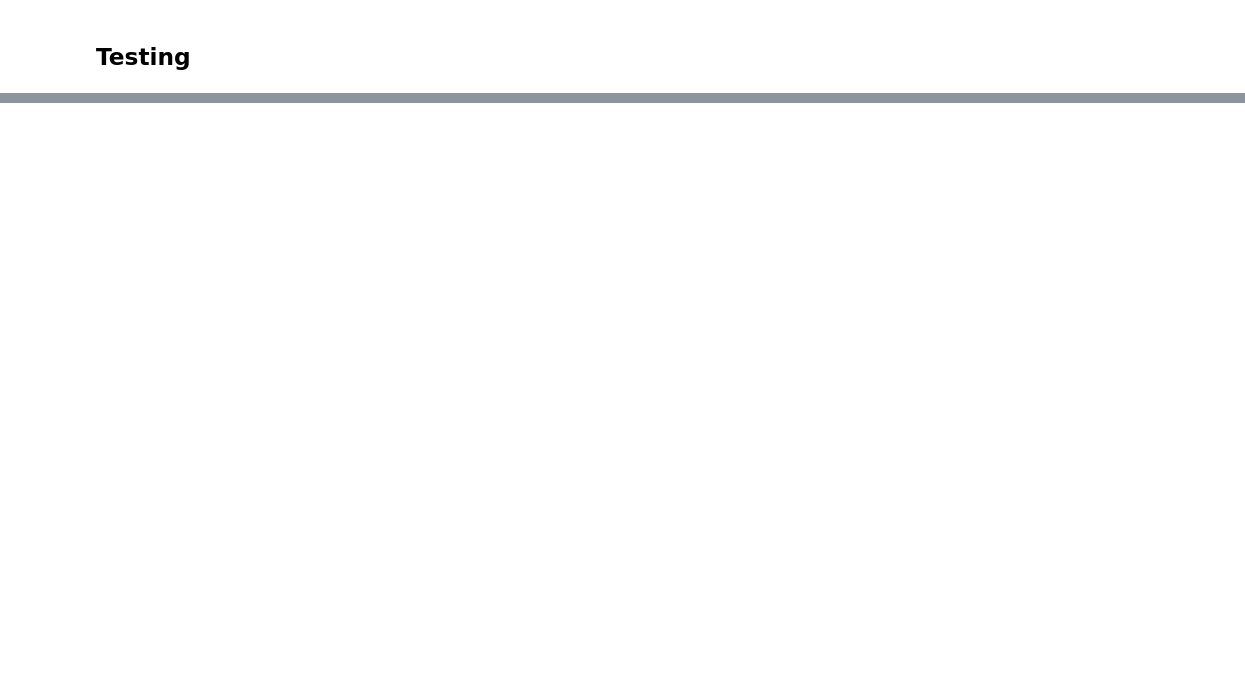
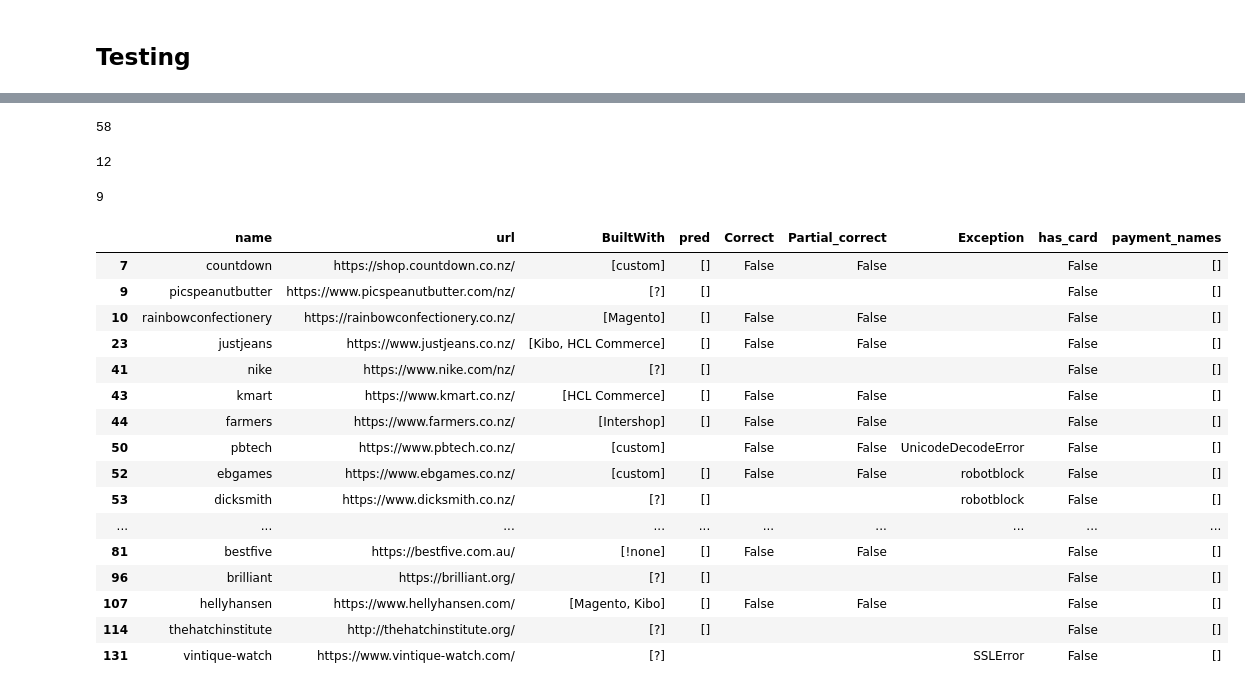
Before and after one commit to xaviermiles/web_sentiment_analysis, a Jupyter notebook: commoncrawl/digital_economy/test_scraping.ipynb, the cells around one changed output, grey strips where cells are left out. Drawn from its saved outputs; the diff is of its cells as text; code cells hidden in the pictures; blank space fills up the shorter version.

Commit message:
General update of test_scraping notebook

```diff
--- a/commoncrawl/digital_economy/test_scraping.ipynb
+++ b/commoncrawl/digital_economy/test_scraping.ipynb
@@ -404,0 +488,34 @@ for site in results[['Wix Stores' in x for x in results['BuiltWith']]]['url']:
+# %%
+def has_card_detector(html):
+    bs = BeautifulSoup(html)
+
+    if 'addtocart' in html.lower():
+        return True
+    elif any(tag['href'] for tag in bs.find_all('a', {'href': True}) if 'payment' in tag['href']):
+        return True
+    elif any('payment' in tag_class for tag in bs.find_all('li', {'class': True}) for tag_class in tag['class']):
+        return True
+
+    return False
+
+def payment_system_detector(html):
+    payment_names = ['visa','mastercard','amex','applepay','afterpay','zippay',
+                     'alipay','klarna']
+
+    html_lower = html.lower()
+    detected_cards = [
+        payment_name for payment_name in payment_names
+        if payment_name in html_lower
+    ]
+
+    return detected_cards
+
+
+card = pd.DataFrame(
+    [(make_url_name(site), site) for site in actual.keys()],
+    columns=['name', 'url']
+)
+card['has_card'] = [has_card_detector(site_to_html[site]) if site not in scrape_errors else False for site in card['url']]
+card['payment_names'] = [payment_system_detector(site_to_html[site]) if site not in scrape_errors else [] for site in card['url']]
+
+card[card['has_card']]
@@ -404,0 +536,36 @@ for site in results[['Wix Stores' in x for x in results['BuiltWith']]]['url']:
+# %%
+sum(['addtocart' in site_to_html[site].lower() for site in card['url'] if site not in scrape_errors])
+# %% [output]
+58
+# %%
+sum([any(tag['href'] for tag in BeautifulSoup(site_to_html[site]).find_all('a', {'href': True}) if 'payment' in tag['href'])
+     for site in card['url'] if site not in scrape_errors])
+# %% [output]
+12
+# %%
+sum([any('payment' in tag_class for tag in BeautifulSoup(site_to_html[site]).find_all('li', {'class': True}) for tag_class in tag['class'])
+     for site in card['url'] if site not in scrape_errors])
+# %% [output]
+9
+# %%
+# See which sites do not have any payment info. detected (ie. no cart software, custom cart or payment system detected)
+test = results.merge(card, how='inner', left_on=['name','url'], right_on=['name','url'])
+test[~np.logical_or(np.logical_or(test['pred'].apply(len) > 0, test['has_card']), test['payment_names'].apply(len) > 0)]
+# %% [output]
+|  | name | url | BuiltWith | pred | Correct | Partial_correct | Exception | has_card | payment_names |
+| 7 | countdown | https://shop.countdown.co.nz/ | [custom] | [] | False | False |  | False | [] |
+| 9 | picspeanutbutter | https://www.picspeanutbutter.com/nz/ | [?] | [] |  |  |  | False | [] |
+| 10 | rainbowconfectionery | https://rainbowconfectionery.co.nz/ | [Magento] | [] | False | False |  | False | [] |
+| 23 | justjeans | https://www.justjeans.co.nz/ | [Kibo, HCL Commerce] | [] | False | False |  | False | [] |
+| 41 | nike | https://www.nike.com/nz/ | [?] | [] |  |  |  | False | [] |
+| 43 | kmart | https://www.kmart.co.nz/ | [HCL Commerce] | [] | False | False |  | False | [] |
+| 44 | farmers | https://www.farmers.co.nz/ | [Intershop] | [] | False | False |  | False | [] |
+| 50 | pbtech | https://www.pbtech.co.nz/ | [custom] |  | False | False | UnicodeDecodeError | False | [] |
+| 52 | ebgames | https://www.ebgames.co.nz/ | [custom] | [] | False | False | robotblock | False | [] |
+| 53 | dicksmith | https://www.dicksmith.co.nz/ | [?] | [] |  |  | robotblock | False | [] |
+| ... | ... | ... | ... | ... | ... | ... | ... | ... | ... |
+| 81 | bestfive | https://bestfive.com.au/ | [!none] | [] | False | False |  | False | [] |
+| 96 | brilliant | https://brilliant.org/ | [?] | [] |  |  |  | False | [] |
+| 107 | hellyhansen | https://www.hellyhansen.com/ | [Magento, Kibo] | [] | False | False |  | False | [] |
+| 114 | thehatchinstitute | http://thehatchinstitute.org/ | [?] | [] |  |  |  | False | [] |
+| 131 | vintique-watch | https://www.vintique-watch.com/ | [?] |  |  |  | SSLError | False | [] |
```
Also changed, not shown: parts of 13 cells of this notebook.
